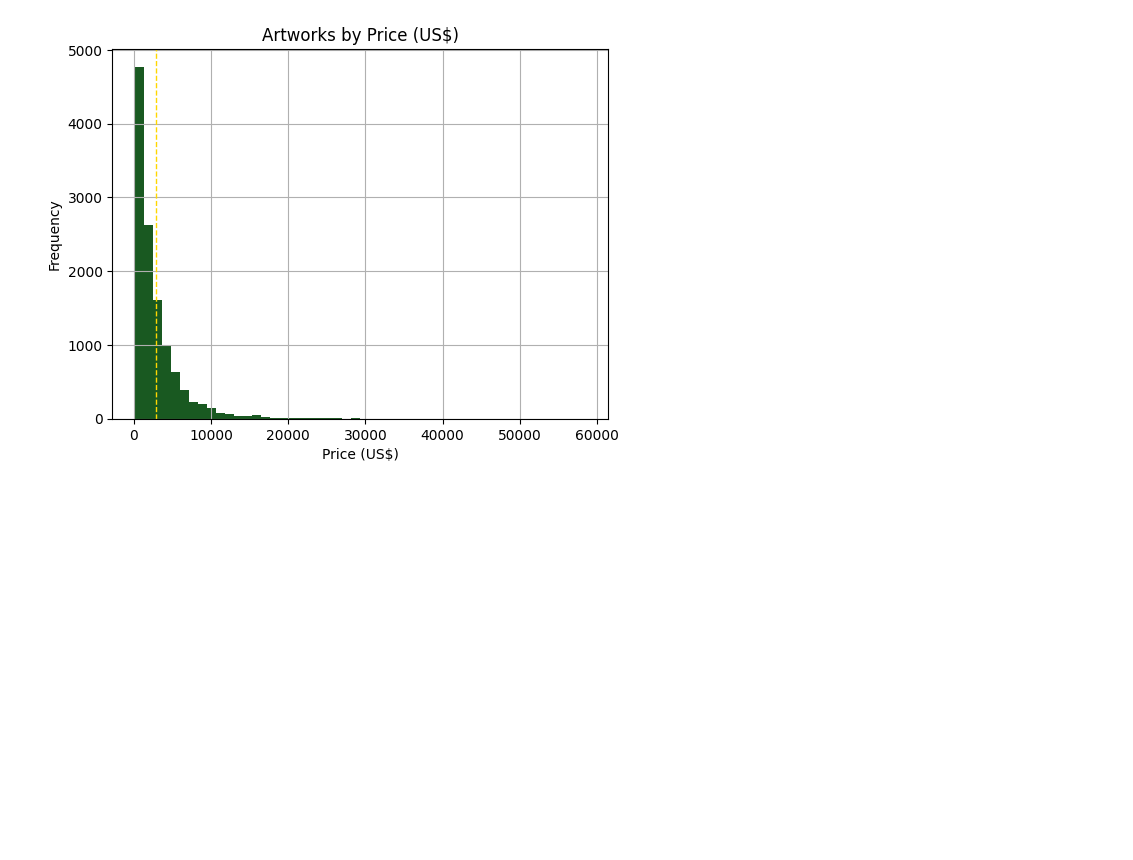
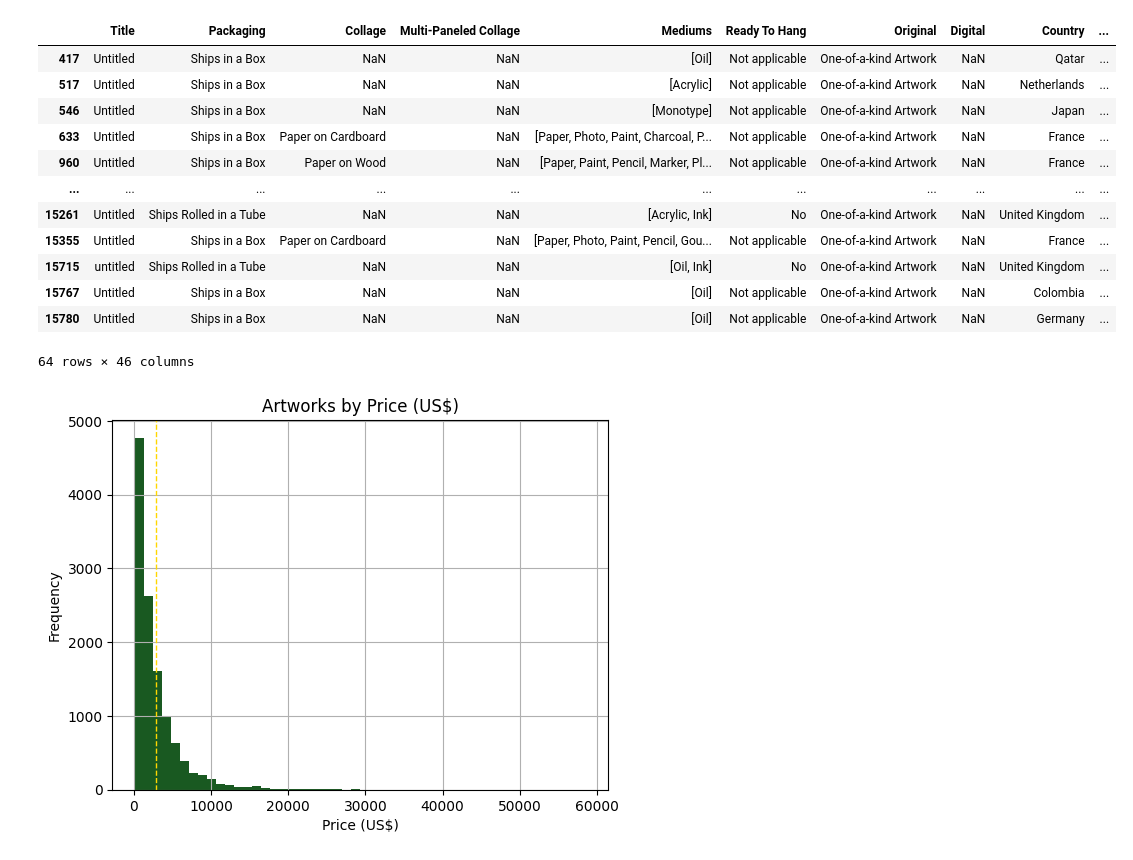
Before and after one commit to cryptogazzetta/Arte, a Jupyter notebook: analysis/saatchi_explore_artworks.ipynb, the cells around one changed output. Drawn from its saved outputs; the diff is of its cells as text; code cells hidden in the pictures; blank space fills up the shorter version.

```diff
--- a/analysis/saatchi_explore_artworks.ipynb
+++ b/analysis/saatchi_explore_artworks.ipynb
@@ -395,6 +395,23 @@ artworks = get_artworks_df()
 # artworks = artworks[artworks['Size (in²)'] > artworks['Size (in²)'].quantile(0.75)]
 
 quantile = ''
+# %%
+# get untitled artworks
+artworks[artworks['Title'].str.lower() == 'untitled']
+# %% [output]
+|  | Title | Packaging | Collage | Multi-Paneled Collage | Mediums | Ready To Hang | Original | Digital | Country | ... |
+| 417 | Untitled | Ships in a Box | NaN | NaN | [Oil] | Not applicable | One-of-a-kind Artwork | NaN | Qatar | ... |
+| 517 | Untitled | Ships in a Box | NaN | NaN | [Acrylic] | Not applicable | One-of-a-kind Artwork | NaN | Netherlands | ... |
+| 546 | Untitled | Ships in a Box | NaN | NaN | [Monotype] | Not applicable | One-of-a-kind Artwork | NaN | Japan | ... |
+| 633 | Untitled | Ships in a Box | Paper on Cardboard | NaN | [Paper, Photo, Paint, Charcoal, P... | Not applicable | One-of-a-kind Artwork | NaN | France | ... |
+| 960 | Untitled | Ships in a Box | Paper on Wood | NaN | [Paper, Paint, Pencil, Marker, Pl... | Not applicable | One-of-a-kind Artwork | NaN | France | ... |
+| ... | ... | ... | ... | ... | ... | ... | ... | ... | ... | ... |
+| 15261 | Untitled | Ships Rolled in a Tube | NaN | NaN | [Acrylic, Ink] | No | One-of-a-kind Artwork | NaN | United Kingdom | ... |
+| 15355 | Untitled | Ships in a Box | Paper on Cardboard | NaN | [Paper, Photo, Paint, Pencil, Gou... | Not applicable | One-of-a-kind Artwork | NaN | France | ... |
+| 15715 | untitled | Ships Rolled in a Tube | NaN | NaN | [Oil, Ink] | No | One-of-a-kind Artwork | NaN | United Kingdom | ... |
+| 15767 | Untitled | Ships in a Box | NaN | NaN | [Oil] | Not applicable | One-of-a-kind Artwork | NaN | Colombia | ... |
+| 15780 | Untitled | Ships in a Box | NaN | NaN | [Oil] | Not applicable | One-of-a-kind Artwork | NaN | Germany | ... |
+64 rows × 46 columns
 # %%
 ## DESCRIPTIVE STATISTICS OF COLUMNS PRICE, PRICE PER INCH AND SIZE
 
```
Also changed, not shown: 5 other files.
